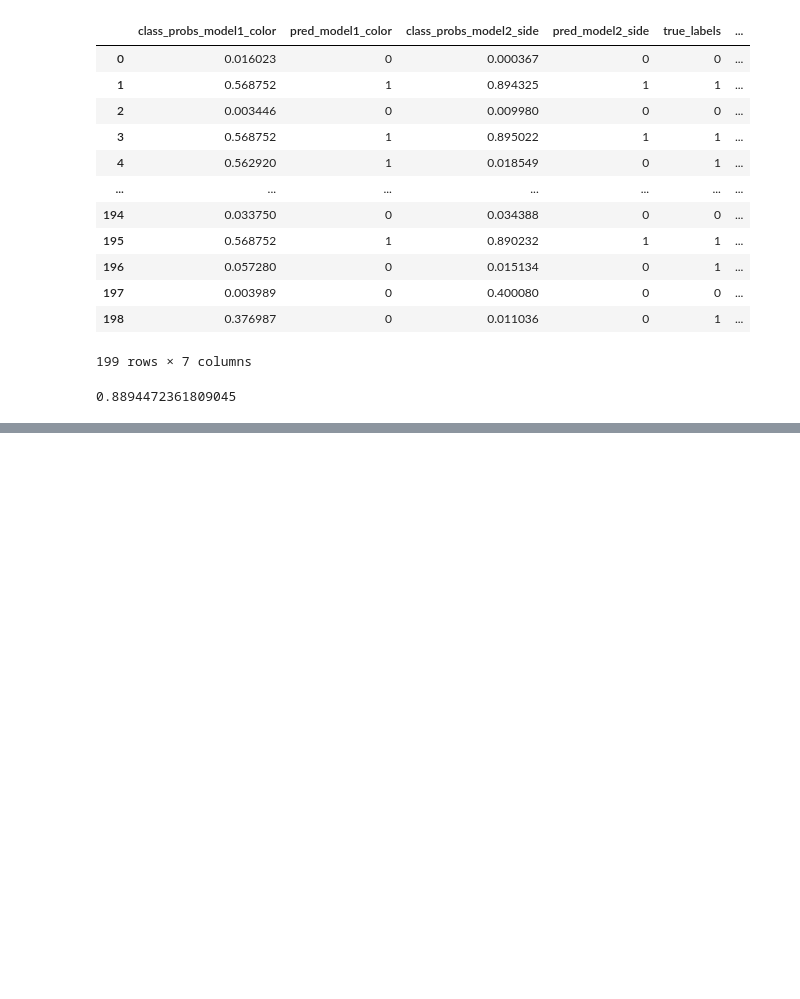
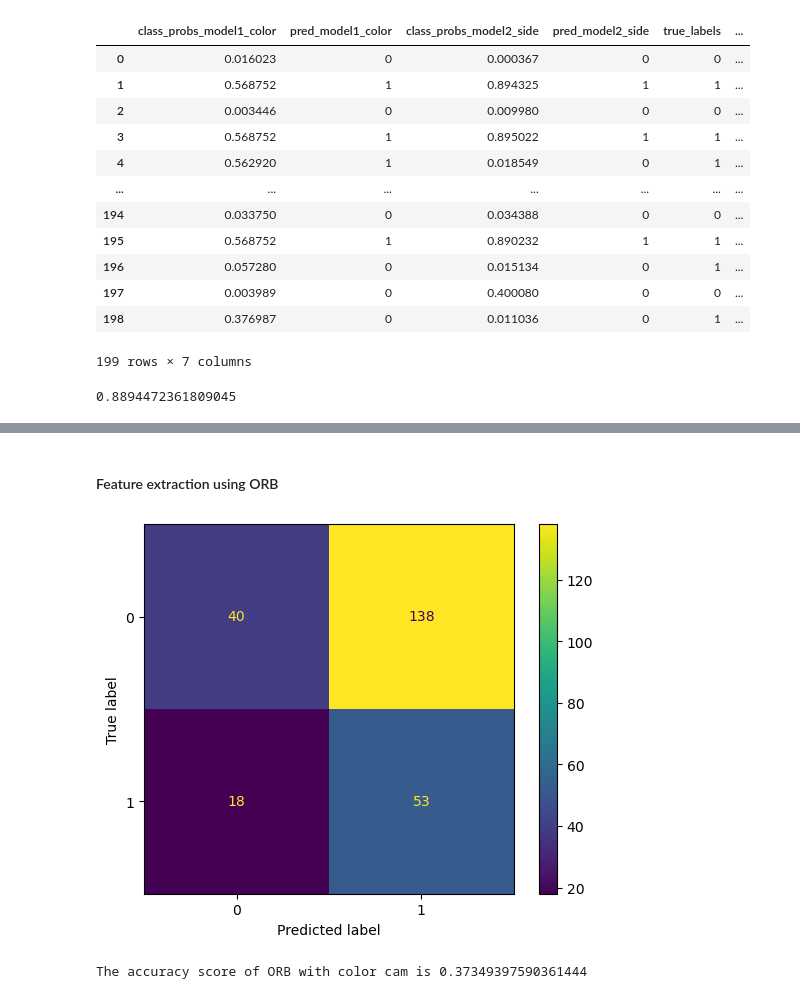
Before and after one commit to louismeeckers/data-fusion-g2, a Jupyter notebook: startingPoint.ipynb, the cells around one changed output, grey strips where cells are left out. Saved outputs shown, nothing was run; the diff lists cells and outputs as text; code cells hidden in the pictures; blank space fills up the shorter version.

```diff
--- a/startingPoint.ipynb
+++ b/startingPoint.ipynb
@@ -991,0 +1004,25 @@ acc
+# %%
+# Splitting the data into train and test
+X_train, X_test, y_train, y_test = train_test_split(df[['color_cam_path', 'side_cam_path']], df['labels'],
+                                                    random_state=42)
+# %% [markdown]
+#### Feature extraction using ORB
+# %%
+def ORB_color(paths):
+    des_list = []
+    orb = cv2.ORB_create()
+    for i in range(0, len(paths)):
+        img = cv2.imread(paths[i])
+        kp, des = orb.detectAndCompute(img, None)
+        des_list.append((paths[i], des))
+    return des_list
+
+
+def ORB_side(paths):
+    des_list = []
+    orb = cv2.ORB_create()
+    for i in range(0, len(paths)):
+        img = cv2.imread(paths[i])
+        kp, des = orb.detectAndCompute(img, None)
+        des_list.append((paths[i], des))
+    return des_list
@@ -991,0 +1065,14 @@ acc
+# %%
+# Model training using ORB with color cam
+descriptors_color = ORB_color(X_train['color_cam_path'].values.tolist())
+featrues_color = feature_extraction(descriptors_color)
+clf_color = train_and_classify(featrues_color, y_train)
+# %%
+# model evaluation
+descriptors_color_test = ORB_color(X_test['color_cam_path'].values.tolist())
+featrues_color_test = feature_extraction(descriptors_color_test)
+y_pred_color = clf_color.predict(featrues_color_test)
+evaluate_model(y_test, y_pred_color, 'ORB', 'color cam', list_of_accuracy)
+# %% [output]
+[figure, added]
+The accuracy score of ORB with color cam is 0.37349397590361444
```
Also changed, not shown: parts of 19 cells of this notebook.
